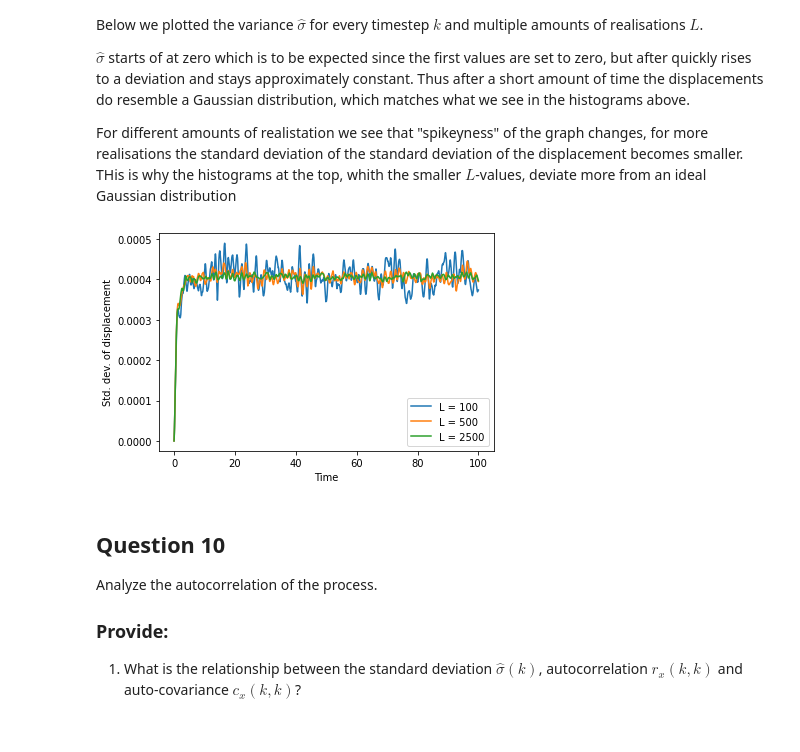
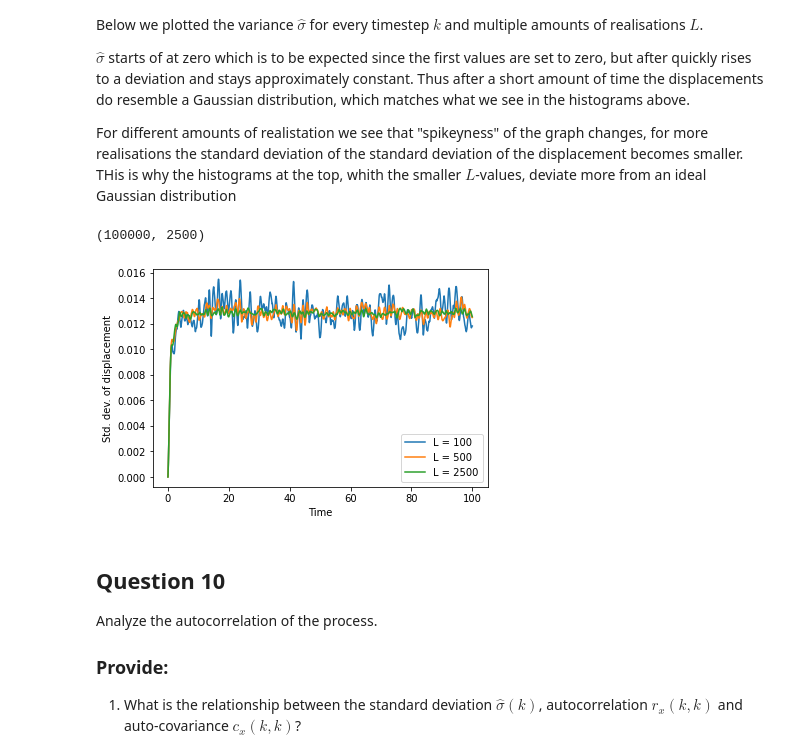
Before and after one commit to reinaartvanloon/SSA, a Jupyter notebook: Python1_Template.ipynb, the cells around one changed output. Cells and saved outputs as stored; diff of their text form; code cells hidden in the pictures.

```diff
--- a/Python1_Template.ipynb
+++ b/Python1_Template.ipynb
@@ -86,7 +86,7 @@ $\beta_3 = \frac{\sqrt{R} \Delta t^2}{m + \gamma \Delta t + c \Delta t^2} $
 # %%
 b1 = -(2*m + gamma*dt)/(m+gamma*dt+c*dt**2)
 b2 = m/(m+gamma*dt+c*dt**2)
-b3 = np.sqrt(R)*dt**2/(m+gamma*dt+c*dt**2)
+b3 = (np.sqrt(R)*dt**(1.5))/(m+gamma*dt+c*dt**2)
 # %% [markdown]
 ## Question 3
 
@@ -175,9 +175,8 @@ w = np.random.normal(size=(N,L))
 # %% [markdown]
 Perform L realizations of the difference equation
 # %%
-for l in range(L):
-    for k in range(N-2):
-        x[k+2,l] = b3*w[k+2,l]-b2*x[k,l]-b1*x[k+1,l]
+for k in range(N-2):
+    x[k+2,:] = b3*w[k+2,:]-b2*x[k,:]-b1*x[k+1,:]
 # %% [markdown]
 Plot the results
 # %%
@@ -226,9 +225,9 @@ NB. You can also vectorize the below computations instead of using a loop and us
 # %%
 
 
-for l in range(L):
-    for k in range(int(N)-2):
-        x[k+2,l] = b3*w[k+2,l]-b2*x[k,l]-b1*x[k+1,l]
+
+for k in range(int(N)-2):
+    x[k+2,:] = b3*w[k+2,:]-b2*x[k,:]-b1*x[k+1,:]
 # %% [markdown]
 Take different subsets of the data for each combination of $k$ and $L$ and plot the results as histograms:
 # %%
@@ -395,20 +394,35 @@ For different amounts of realistation we see that "spikeyness" of the graph chan
 # %%
 N = 10**5
 
 t = np.linspace(0, dt*N, N)
+
+print(x.shape)
+
+
 sigma_x = [np.std(x[:,:Ls[0]-1], axis=1), np.std(x[:,:Ls[1]-1], axis=1), np.std(x[:,:Ls[2]-1], axis=1)]
+
+realisation_average = np.average(x, axis=1)
+
+
+
+difference = x - (realisation_average*np.ones((1,N))).T
+
+std_dev_sq = np.average(difference**2, axis = 1)
+
+
 
 plt.figure(6)
 plt.plot(t,sigma_x[0], label='L = 100')
 plt.plot(t,sigma_x[1], label='L = 500')
 plt.plot(t,sigma_x[2], label='L = 2500')
 plt.legend()
 
 plt.xlabel('Time')
 plt.ylabel('Std. dev. of displacement')
 plt.show()
 # %% [output]
+(100000, 2500)
-[figure, old version]
+[figure, new version]
 # %% [markdown]
 ## Question 10
 Analyze the autocorrelation of the process.
```
Also changed, not shown: parts of 10 cells of this notebook, 13 other files.
